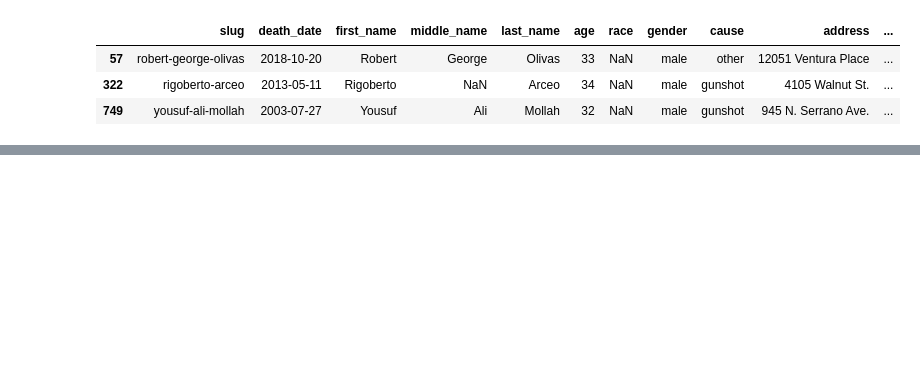
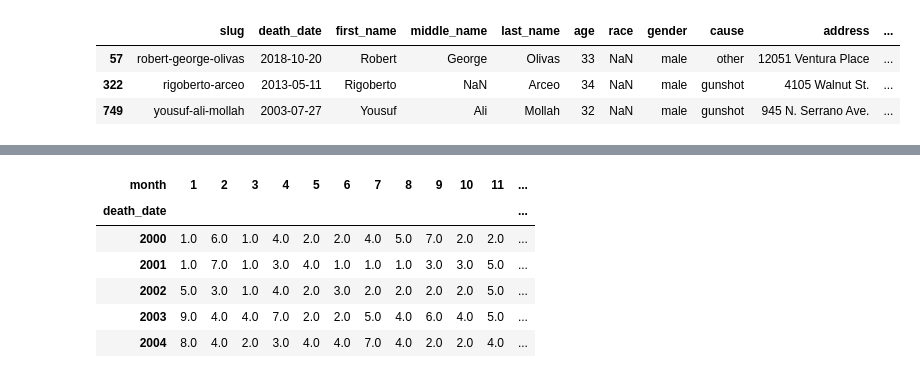
Before and after one commit to isabellabenabaye/los-angeles-police-killings, a Jupyter notebook: LA-police-killings-EDA.ipynb, the cells around one changed output, grey strips where cells are left out. Saved outputs shown, nothing was run; the diff lists cells and outputs as text; code cells hidden in the pictures; blank space fills up the shorter version.

```diff
--- a/LA-police-killings-EDA.ipynb
+++ b/LA-police-killings-EDA.ipynb
@@ -142,0 +210,12 @@ killings_data[killings_data.address.isnull() | killings_data.neighborhood.isnull
+# %%
+mat_all = killings_data.groupby(by = [killings_data.death_date.dt.year,'month']).count()['slug'].unstack()
+mat_all = mat_all.fillna(0)
+mat_all.head()
+# %% [output]
+| month | 1 | 2 | 3 | 4 | 5 | 6 | 7 | 8 | 9 | 10 | 11 | ... |
+| death_date |  |  |  |  |  |  |  |  |  |  |  | ... |
+| 2000 | 1.0 | 6.0 | 1.0 | 4.0 | 2.0 | 2.0 | 4.0 | 5.0 | 7.0 | 2.0 | 2.0 | ... |
+| 2001 | 1.0 | 7.0 | 1.0 | 3.0 | 4.0 | 1.0 | 1.0 | 1.0 | 3.0 | 3.0 | 5.0 | ... |
+| 2002 | 5.0 | 3.0 | 1.0 | 4.0 | 2.0 | 3.0 | 2.0 | 2.0 | 2.0 | 2.0 | 5.0 | ... |
+| 2003 | 9.0 | 4.0 | 4.0 | 7.0 | 2.0 | 2.0 | 5.0 | 4.0 | 6.0 | 4.0 | 5.0 | ... |
+| 2004 | 8.0 | 4.0 | 2.0 | 3.0 | 4.0 | 4.0 | 7.0 | 4.0 | 2.0 | 2.0 | 4.0 | ... |
```
Also changed, not shown: parts of 47 cells of this notebook.
